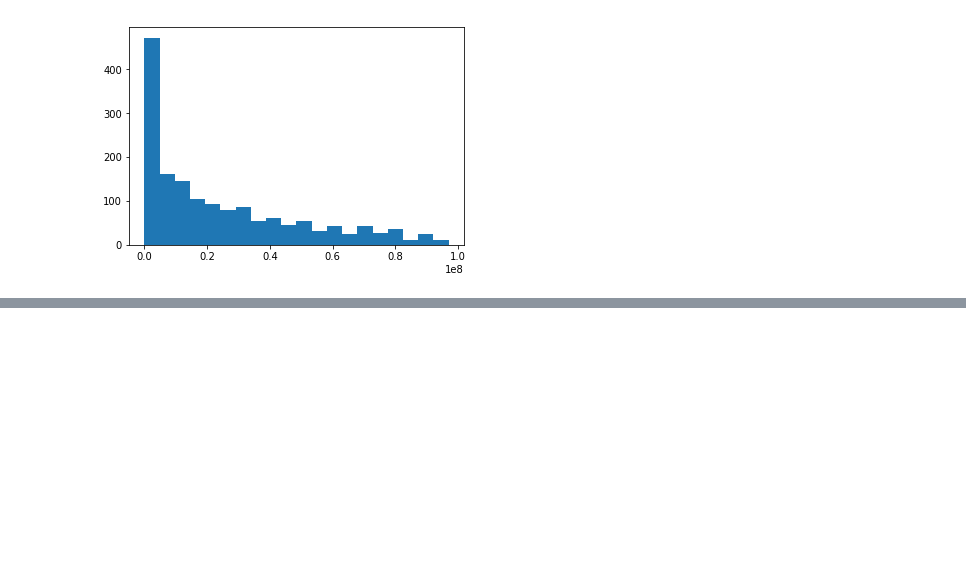
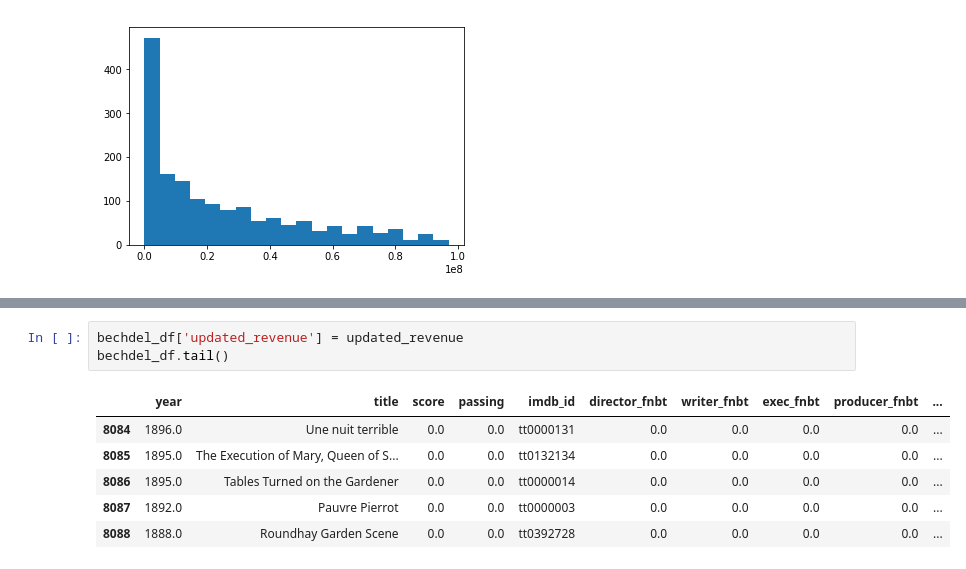
Before and after one commit to MagicMilly/women-in-film-analysis-dashboard, a Jupyter notebook: more_data_munging_useful.ipynb, the cells around one changed output, grey strips where cells are left out. Drawn from its saved outputs; the diff is of its cells as text; blank space fills up the shorter version.

```diff
--- a/more_data_munging_useful.ipynb
+++ b/more_data_munging_useful.ipynb
@@ -1808,0 +1674,10 @@ bechdel_copy_indices
+# %%
+bechdel_df['updated_revenue'] = updated_revenue
+bechdel_df.tail()
+# %% [output]
+|  | year | title | score | passing | imdb_id | director_fnbt | writer_fnbt | exec_fnbt | producer_fnbt | ... |
+| 8084 | 1896.0 | Une nuit terrible | 0.0 | 0.0 | tt0000131 | 0.0 | 0.0 | 0.0 | 0.0 | ... |
+| 8085 | 1895.0 | The Execution of Mary, Queen of S... | 0.0 | 0.0 | tt0132134 | 0.0 | 0.0 | 0.0 | 0.0 | ... |
+| 8086 | 1895.0 | Tables Turned on the Gardener | 0.0 | 0.0 | tt0000014 | 0.0 | 0.0 | 0.0 | 0.0 | ... |
+| 8087 | 1892.0 | Pauvre Pierrot | 0.0 | 0.0 | tt0000003 | 0.0 | 0.0 | 0.0 | 0.0 | ... |
+| 8088 | 1888.0 | Roundhay Garden Scene | 0.0 | 0.0 | tt0392728 | 0.0 | 0.0 | 0.0 | 0.0 | ... |
```
Also changed, not shown: parts of 149 cells of this notebook.
